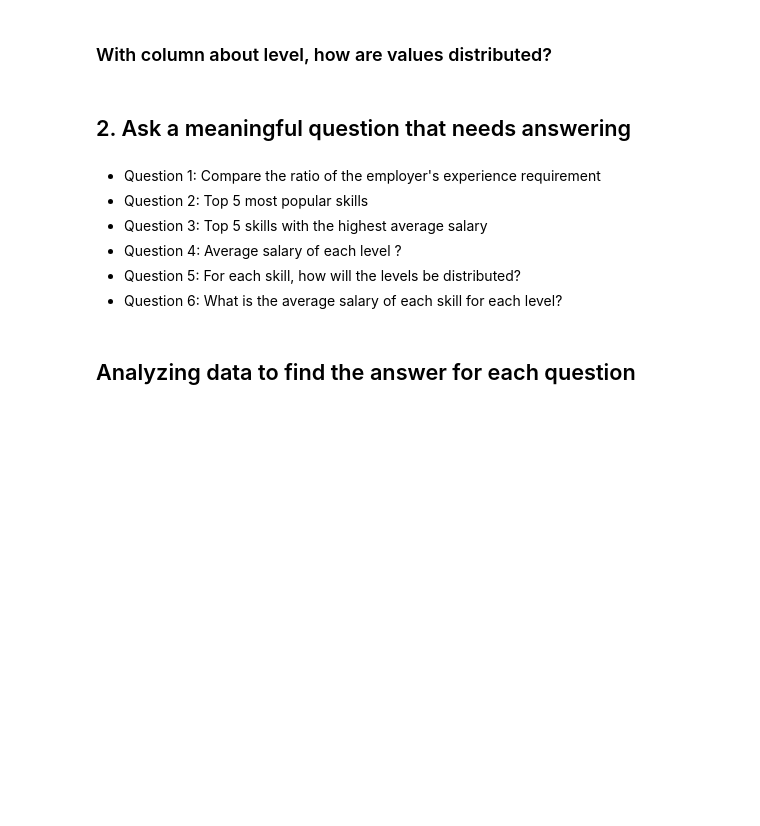
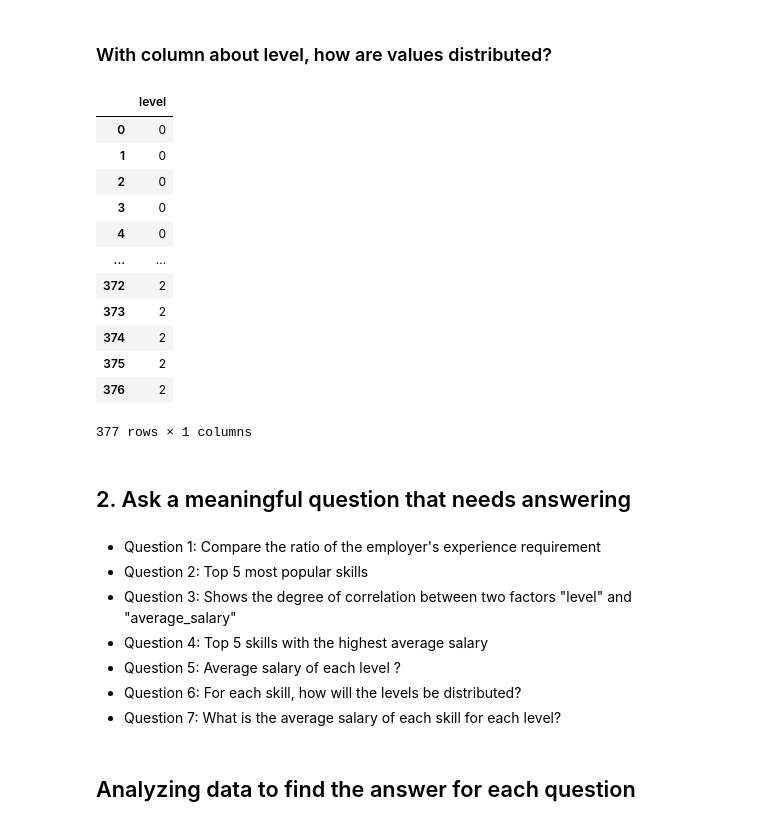
Before and after one commit to vochihieu8320/IDS_GROUP11_2022, a Jupyter notebook: data_explore.ipynb, the cells around one changed output. Cells and saved outputs as stored; diff of their text form; code cells hidden in the pictures; blank space fills up the shorter version.

```diff
--- a/data_explore.ipynb
+++ b/data_explore.ipynb
@@ -304,29 +319,46 @@ nume_col_info_df
 # %% [markdown]
 ### With column about level, how are values distributed?
 # %%
-df_job = df_job[["level"]]
+df_level = df_job[["level"]]
 
 def missing_ratio(col):
     return (100 * col.isna().sum() / len(col)).round(1)
 
 def num_values(col):
     return len(col.explode().value_counts().to_dict())
 
 def value_percentages(col):
     return (col.explode().value_counts(normalize = True) * 100).round(1).to_dict()
 
-cate_col_info_df = df.agg([missing_ratio, num_values, value_percentages]).round(1)
+cate_col_info_df = df_level.agg([missing_ratio, num_values, value_percentages]).round(1)
 
 cate_col_info_df
+
+df_level
+# %% [output]
+|  | level |
+| 0 | 0 |
+| 1 | 0 |
+| 2 | 0 |
+| 3 | 0 |
+| 4 | 0 |
+| ... | ... |
+| 372 | 2 |
+| 373 | 2 |
+| 374 | 2 |
+| 375 | 2 |
+| 376 | 2 |
+377 rows × 1 columns
 # %% [markdown]
 ## 2. Ask a meaningful question that needs answering
 # %% [markdown]
 * Question 1: Compare the ratio of the employer's experience requirement
 * Question 2: Top 5 most popular skills
-* Question 3: Top 5 skills with the highest average salary
-* Question 4: Average salary of each level ?
-* Question 5: For each skill, how will the levels be distributed?
-* Question 6: What is the average salary of each skill for each level?
+* Question 3: Shows the degree of correlation between two factors "level" and "average_salary"
+* Question 4: Top 5 skills with the highest average salary
+* Question 5: Average salary of each level ?
+* Question 6: For each skill, how will the levels be distributed?
+* Question 7: What is the average salary of each skill for each level?
 # %% [markdown]
 ## Analyzing data to find the answer for each question
 # %% [markdown]
```
Also changed, not shown: parts of 34 cells of this notebook.
